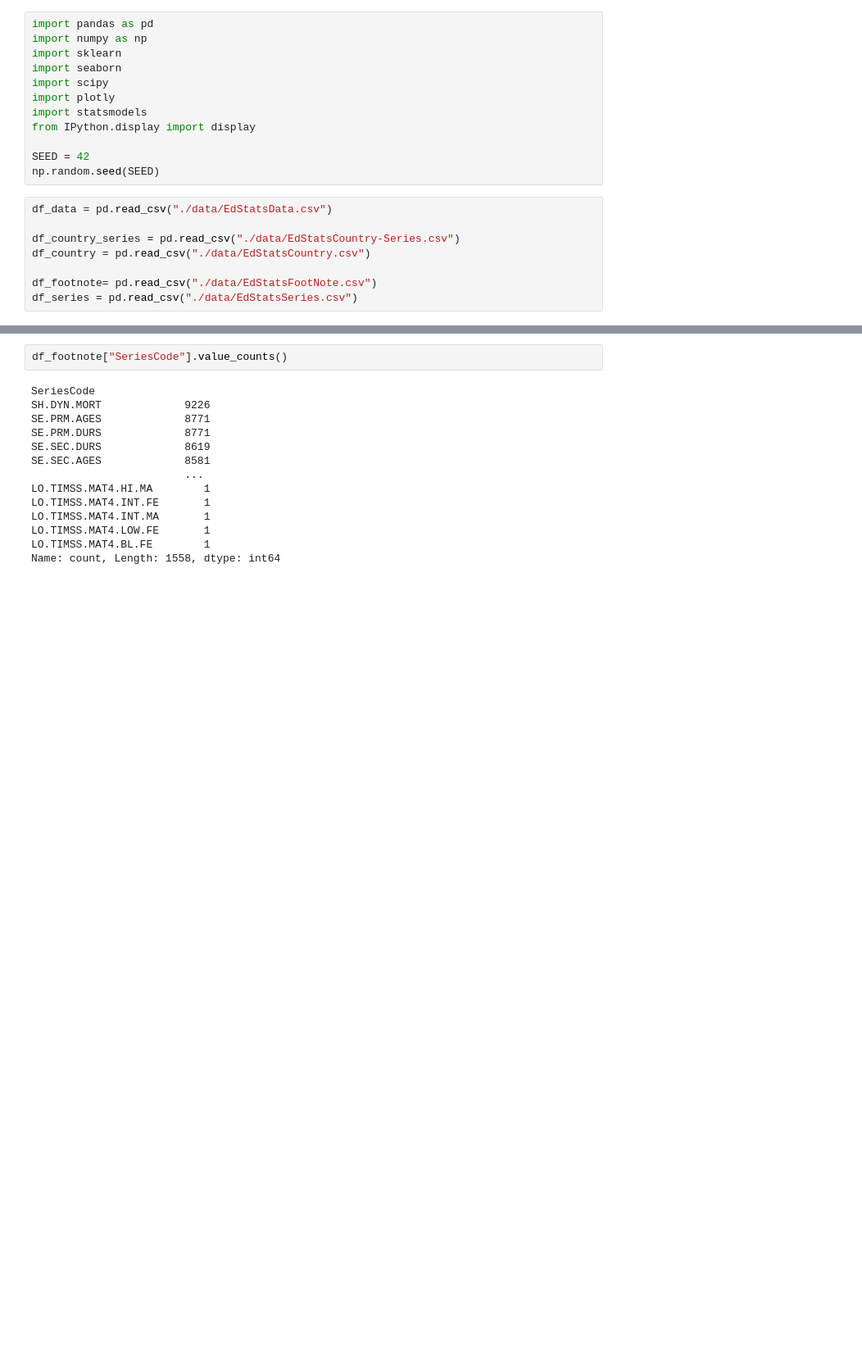
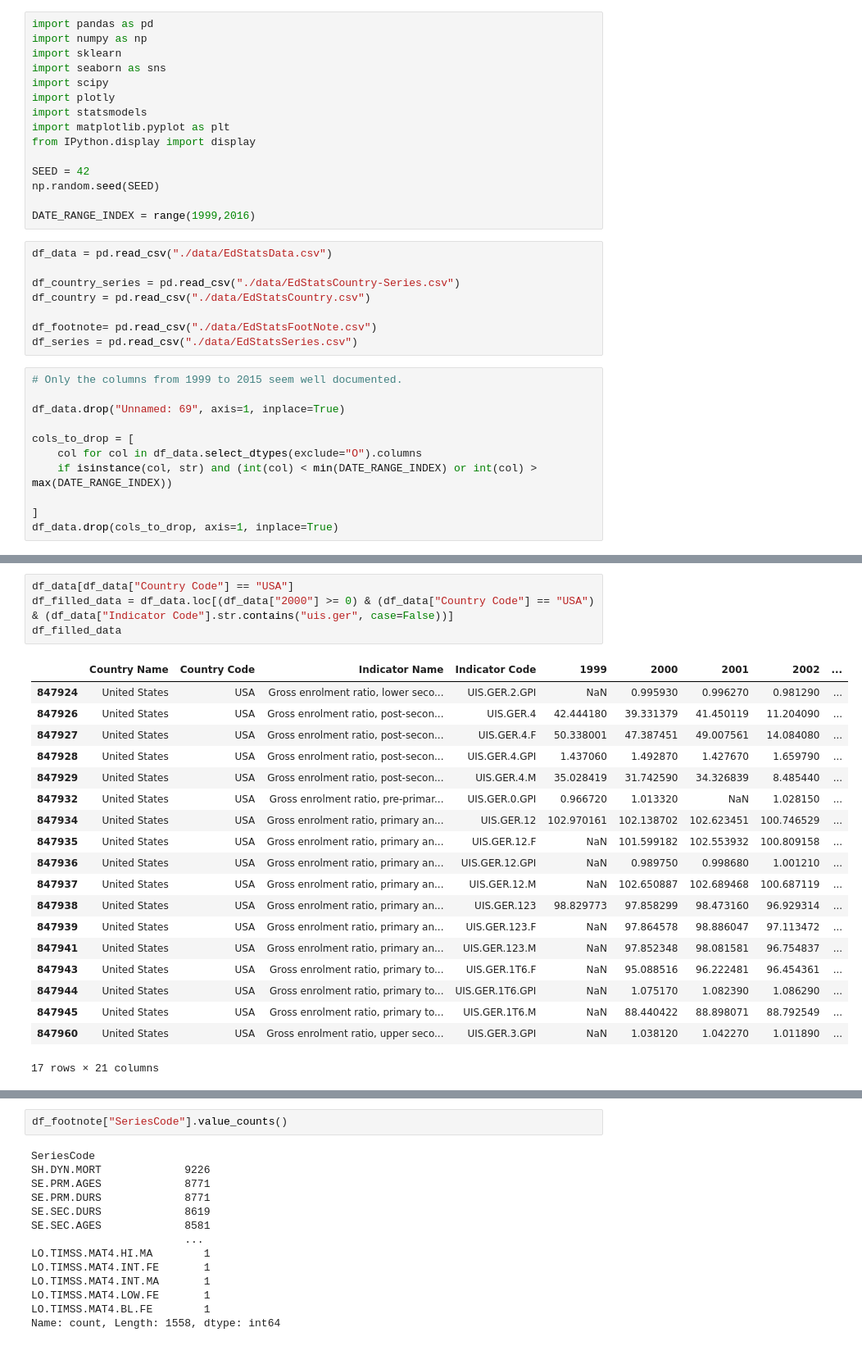
Before and after one commit to aKravtschenko/edstats-ml-analysis, a Jupyter notebook: global_education_economic_analysis.ipynb, the cells around one changed output, grey strips where cells are left out. Shown at 82% size. Cells and saved outputs as stored; diff of their text form; blank space fills up the shorter version.

Commit message:
Selected Indicators and timespan

```diff
--- a/global_education_economic_analysis.ipynb
+++ b/global_education_economic_analysis.ipynb
@@ -9,14 +13,17 @@ with zipfile.ZipFile("./data/EdStats_CSV.zip", 'r') as zip:
 import pandas as pd
 import numpy as np
 import sklearn
-import seaborn
+import seaborn as sns
 import scipy
 import plotly
 import statsmodels
+import matplotlib.pyplot as plt
 from IPython.display import display
 
 SEED = 42
 np.random.seed(SEED)
+
+DATE_RANGE_INDEX = range(1999,2016)
 # %%
 df_data = pd.read_csv("./data/EdStatsData.csv")
 
@@ -25,3 +32,14 @@ df_country = pd.read_csv("./data/EdStatsCountry.csv")
 
 df_footnote= pd.read_csv("./data/EdStatsFootNote.csv")
 df_series = pd.read_csv("./data/EdStatsSeries.csv")
+# %%
+# Only the columns from 1999 to 2015 seem well documented.
+
+df_data.drop("Unnamed: 69", axis=1, inplace=True)
+
+cols_to_drop = [
+    col for col in df_data.select_dtypes(exclude="O").columns
+    if isinstance(col, str) and (int(col) < min(DATE_RANGE_INDEX) or int(col) > max(DATE_RANGE_INDEX))
+
+]
+df_data.drop(cols_to_drop, axis=1, inplace=True)
@@ -27,0 +211,24 @@ df_series = pd.read_csv("./data/EdStatsSeries.csv")
+# %%
+df_data[df_data["Country Code"] == "USA"]
+df_filled_data = df_data.loc[(df_data["2000"] >= 0) & (df_data["Country Code"] == "USA") & (df_data["Indicator Code"].str.contains("uis.ger", case=False))]
+df_filled_data
+# %% [output]
+|  | Country Name | Country Code | Indicator Name | Indicator Code | 1999 | 2000 | 2001 | 2002 | ... |
+| 847924 | United States | USA | Gross enrolment ratio, lower seco... | UIS.GER.2.GPI | NaN | 0.995930 | 0.996270 | 0.981290 | ... |
+| 847926 | United States | USA | Gross enrolment ratio, post-secon... | UIS.GER.4 | 42.444180 | 39.331379 | 41.450119 | 11.204090 | ... |
+| 847927 | United States | USA | Gross enrolment ratio, post-secon... | UIS.GER.4.F | 50.338001 | 47.387451 | 49.007561 | 14.084080 | ... |
+| 847928 | United States | USA | Gross enrolment ratio, post-secon... | UIS.GER.4.GPI | 1.437060 | 1.492870 | 1.427670 | 1.659790 | ... |
+| 847929 | United States | USA | Gross enrolment ratio, post-secon... | UIS.GER.4.M | 35.028419 | 31.742590 | 34.326839 | 8.485440 | ... |
+| 847932 | United States | USA | Gross enrolment ratio, pre-primar... | UIS.GER.0.GPI | 0.966720 | 1.013320 | NaN | 1.028150 | ... |
+| 847934 | United States | USA | Gross enrolment ratio, primary an... | UIS.GER.12 | 102.970161 | 102.138702 | 102.623451 | 100.746529 | ... |
+| 847935 | United States | USA | Gross enrolment ratio, primary an... | UIS.GER.12.F | NaN | 101.599182 | 102.553932 | 100.809158 | ... |
+| 847936 | United States | USA | Gross enrolment ratio, primary an... | UIS.GER.12.GPI | NaN | 0.989750 | 0.998680 | 1.001210 | ... |
+| 847937 | United States | USA | Gross enrolment ratio, primary an... | UIS.GER.12.M | NaN | 102.650887 | 102.689468 | 100.687119 | ... |
+| 847938 | United States | USA | Gross enrolment ratio, primary an... | UIS.GER.123 | 98.829773 | 97.858299 | 98.473160 | 96.929314 | ... |
+| 847939 | United States | USA | Gross enrolment ratio, primary an... | UIS.GER.123.F | NaN | 97.864578 | 98.886047 | 97.113472 | ... |
+| 847941 | United States | USA | Gross enrolment ratio, primary an... | UIS.GER.123.M | NaN | 97.852348 | 98.081581 | 96.754837 | ... |
+| 847943 | United States | USA | Gross enrolment ratio, primary to... | UIS.GER.1T6.F | NaN | 95.088516 | 96.222481 | 96.454361 | ... |
+| 847944 | United States | USA | Gross enrolment ratio, primary to... | UIS.GER.1T6.GPI | NaN | 1.075170 | 1.082390 | 1.086290 | ... |
+| 847945 | United States | USA | Gross enrolment ratio, primary to... | UIS.GER.1T6.M | NaN | 88.440422 | 88.898071 | 88.792549 | ... |
+| 847960 | United States | USA | Gross enrolment ratio, upper seco... | UIS.GER.3.GPI | NaN | 1.038120 | 1.042270 | 1.011890 | ... |
+17 rows × 21 columns
```
Also changed, not shown: parts of 30 cells of this notebook.
